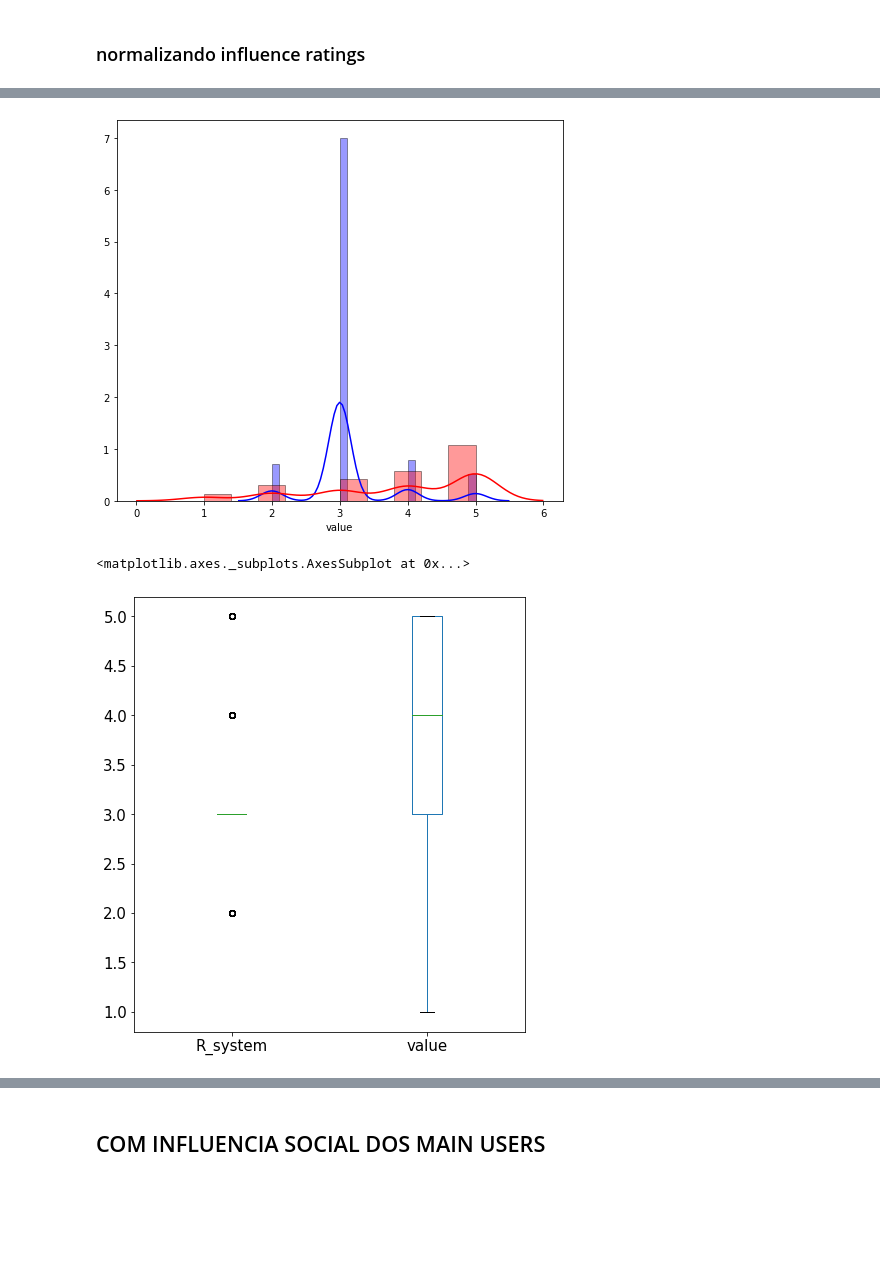
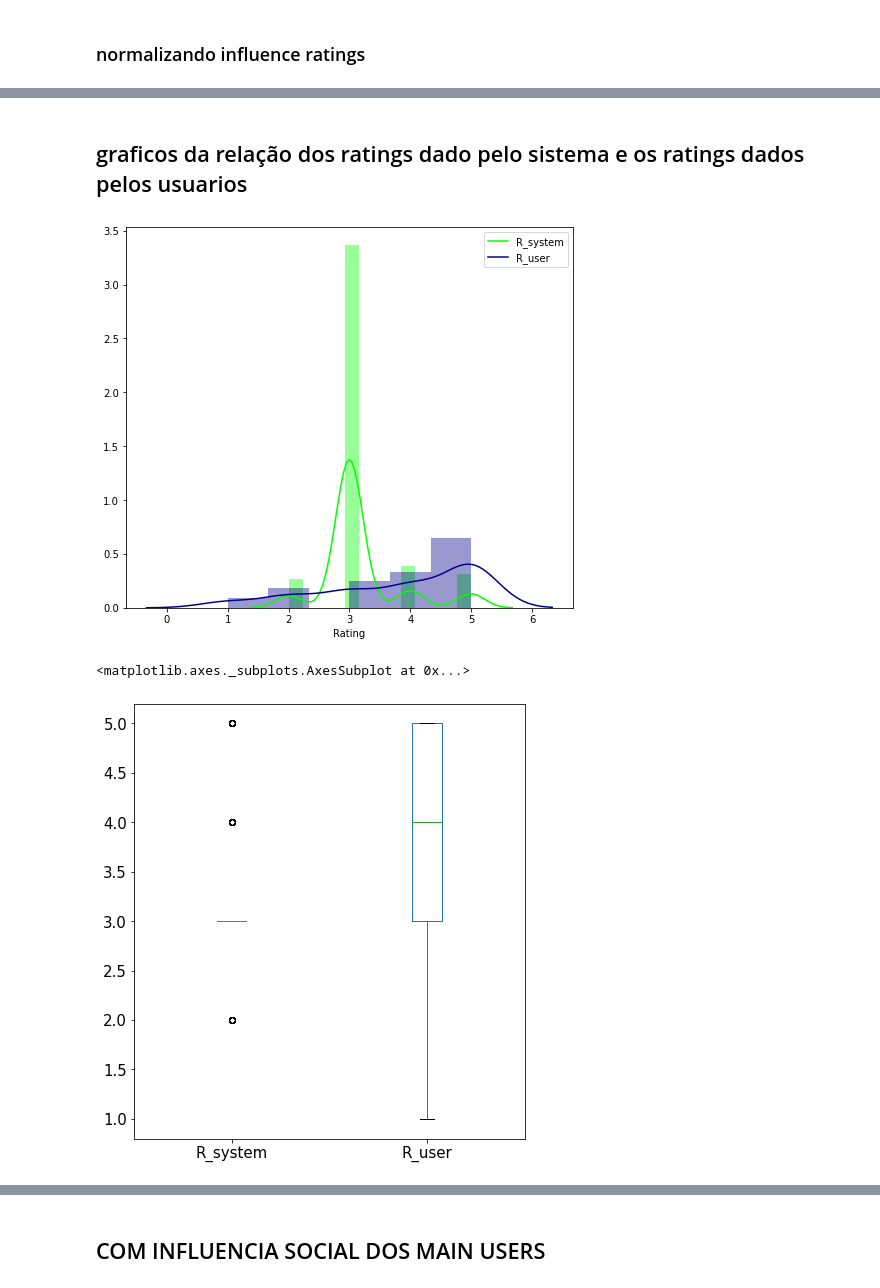
Before and after one commit to AlejandraG01/Coldstart-analytics, a Jupyter notebook: coldstart_results_analise.ipynb, the cells around one changed output, grey strips where cells are left out. Saved outputs shown, nothing was run; the diff lists cells and outputs as text; code cells hidden in the pictures; blank space fills up the shorter version.

```diff
--- a/coldstart_results_analise.ipynb
+++ b/coldstart_results_analise.ipynb
@@ -549,7 +807,7 @@ recommendations_without_influence.head()
 # %%
 recommendations_without_influence = recommendations_without_influence.explode('recommendations_without_influence_tracks')
 # %%
-recommendations_without_influence =  recommendations_without_influence.rename(columns = {'recommendations_without_influence_tracks':'recommendation_tracks_ids', 'coldstart_user':'coldstart_user_id'})
+recommendations_without_influence =  recommendations_without_influence.rename(columns = {'recommendations_without_influence_tracks':'recommendation_tracks_ids', 'coldstart_user':'coldstart_id'})
 # %%
 recommendations_without_influence
 # %% [output]
@@ -571,2 +829,2 @@ recommendations_without_influence
 # %%
-recommendations_without_influence_all = pd.merge(recommendations_without_influence, df_factors_all_users, on='coldstart_id')
+recommendations_without_influence_all = pd.merge(recommendations_without_influence, coldstart_users, on='coldstart_id')
@@ -573,7 +851,8 @@ recommendations_without_influence_all = pd.merge(recommendations_without_influen
 # %%
-recommendations_without_influence_all= recommendations_without_influence_all.drop(columns=[('value_factor', 'expert'),('value_factor', 'friendly'), ('value_factor', 'leadership'),
-        ('value_factor', 'similarities')])
+#recommendations_without_influence_all= recommendations_without_influence_all.drop(columns=[('value_factor', 'expert'),('value_factor', 'friendly'), ('value_factor', 'leadership'),
+#        ('value_factor', 'similarities')])
 
-recommendations_without_influence_all = recommendations_without_influence_all.rename(columns={('user_id', '') :'user_id', ('value_factor', 'final'): 'final_factor'})
+#recommendations_without_influence_all = recommendations_without_influence_all.rename(columns={('user_id', '') :'user_id', ('value_factor', 'final'): 'final_factor',
+#                                                                                              ('coldstart_code', ''):'coldstart_code',('user_code', ''):'user_code'})
 
-recommendations_without_influence_all.head()
+#recommendations_without_influence_all.head()
@@ -588,6 +860,6 @@ recommendations_without_influence_all.head()
 ### fazendo Merge das recommendações de influencia social com as infos das musicas que tem o valor da predição do sistema
 # %%
 df_not_influence_predictions_all = pd.merge(recommendations_without_influence_all, recommendation_tracks, on="recommendation_tracks_ids")
-df_not_influence_predictions_all['recommendation_tracks_ids'] = df_not_influence_predictions_all['recommendation_tracks_ids'].astype('|S')
+df_not_influence_predictions_all['recommendation_tracks_ids'] = df_not_influence_predictions_all['recommendation_tracks_ids'].astype('str')
 df_not_influence_predictions_all.head()
 # %% [output]
@@ -624,12 +907,18 @@ df_not_influence_normalize_all.head()
+# %% [markdown]
+## graficos da relação dos ratings dado pelo sistema e os ratings dados pelos usuarios
 # %%
 plt.subplots(figsize=(8, 7), sharex=True)
-sns.distplot( df_not_influence_normalize_all["R_system"] , color="blue", label="R_system")
-sns.distplot( df_not_influence_normalize_all["value"] , color="red", label="Value")
+sns.distplot( df_not_influence_normalize_all["R_system"] , color="lime",
+             hist_kws={'histtype':'bar', 'stacked':'True'},
+            kde_kws={'label':'R_system'})
+sns.distplot( df_not_influence_normalize_all["R_user"] , color="darkblue", axlabel='Rating',
+             hist_kws={'histtype':'bar', 'stacked':'True'},
+            kde_kws={'label':'R_user'})
 plt.show()
 # %% [output]
-[figure, old version]
+[figure, new version]
 # %%
-df_not_influence_normalize_all.boxplot(column=['R_system','value'], grid=False, fontsize=15, figsize=(7,8))
+df_not_influence_normalize_all.boxplot(column=['R_system','R_user'], grid=False, fontsize=15, figsize=(7,8))
 # %% [output]
 <matplotlib.axes._subplots.AxesSubplot at 0x...>
-[figure, old version]
+[figure, new version]
```
Also changed, not shown: parts of 109 cells of this notebook.
